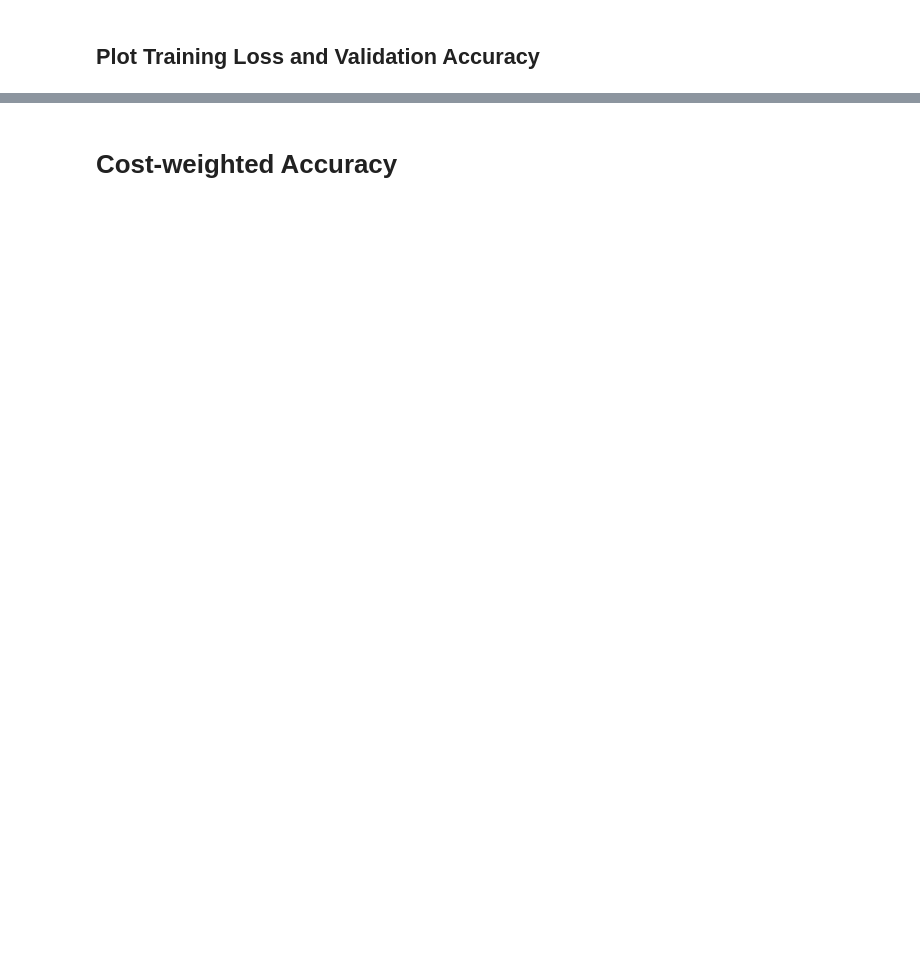
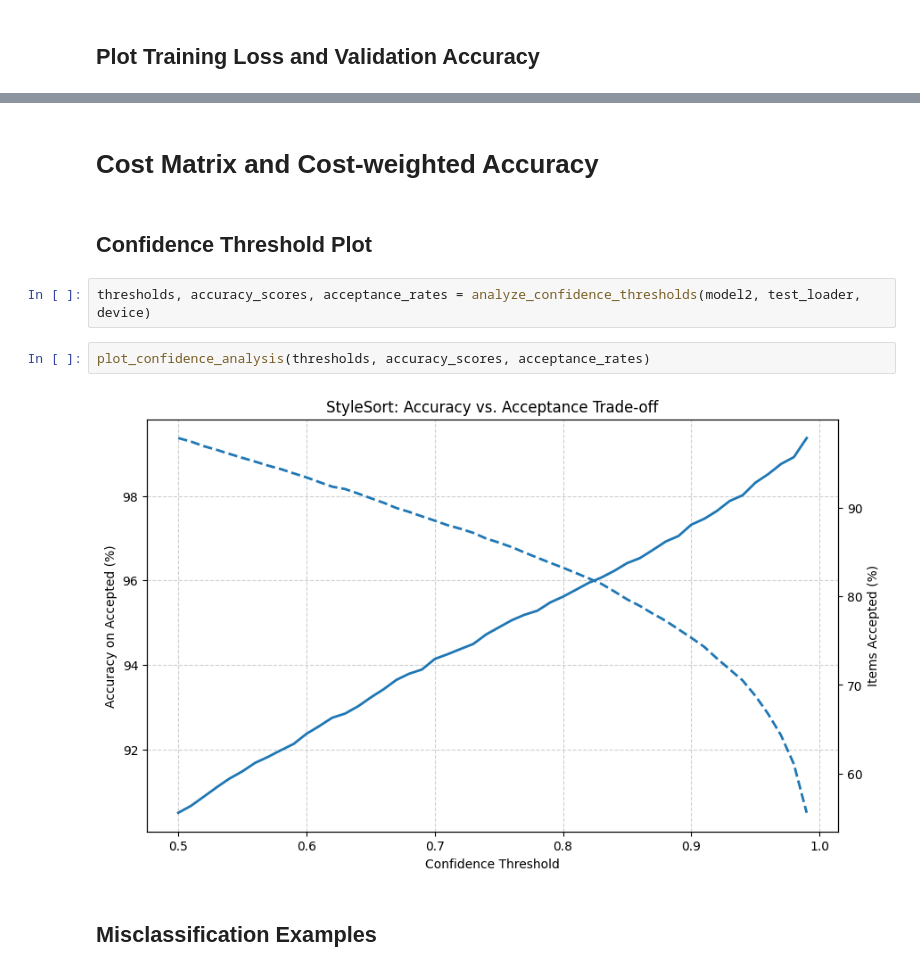
Before and after one commit to CA-JunPark/mini-project-4, a Jupyter notebook: notebooks/fashion_classifier.ipynb, the cells around one changed output, grey strips where cells are left out. Cells and saved outputs as stored; diff of their text form; blank space fills up the shorter version.

```diff
--- a/notebooks/fashion_classifier.ipynb
+++ b/notebooks/fashion_classifier.ipynb
@@ -128,2 +118,12 @@ plot_training_results(record2[0], record2[1], record2[2], record2[3])
 # %% [markdown]
-# Cost-weighted Accuracy
+# Cost Matrix and Cost-weighted Accuracy
+# %% [markdown]
+## Confidence Threshold Plot
+# %%
+thresholds, accuracy_scores, acceptance_rates = analyze_confidence_thresholds(model2, test_loader, device)
+# %%
+plot_confidence_analysis(thresholds, accuracy_scores, acceptance_rates)
+# %% [output]
+[figure, added]
+# %% [markdown]
+## Misclassification Examples
```
Also changed, not shown: parts of 3 cells of this notebook, 4 other files.
